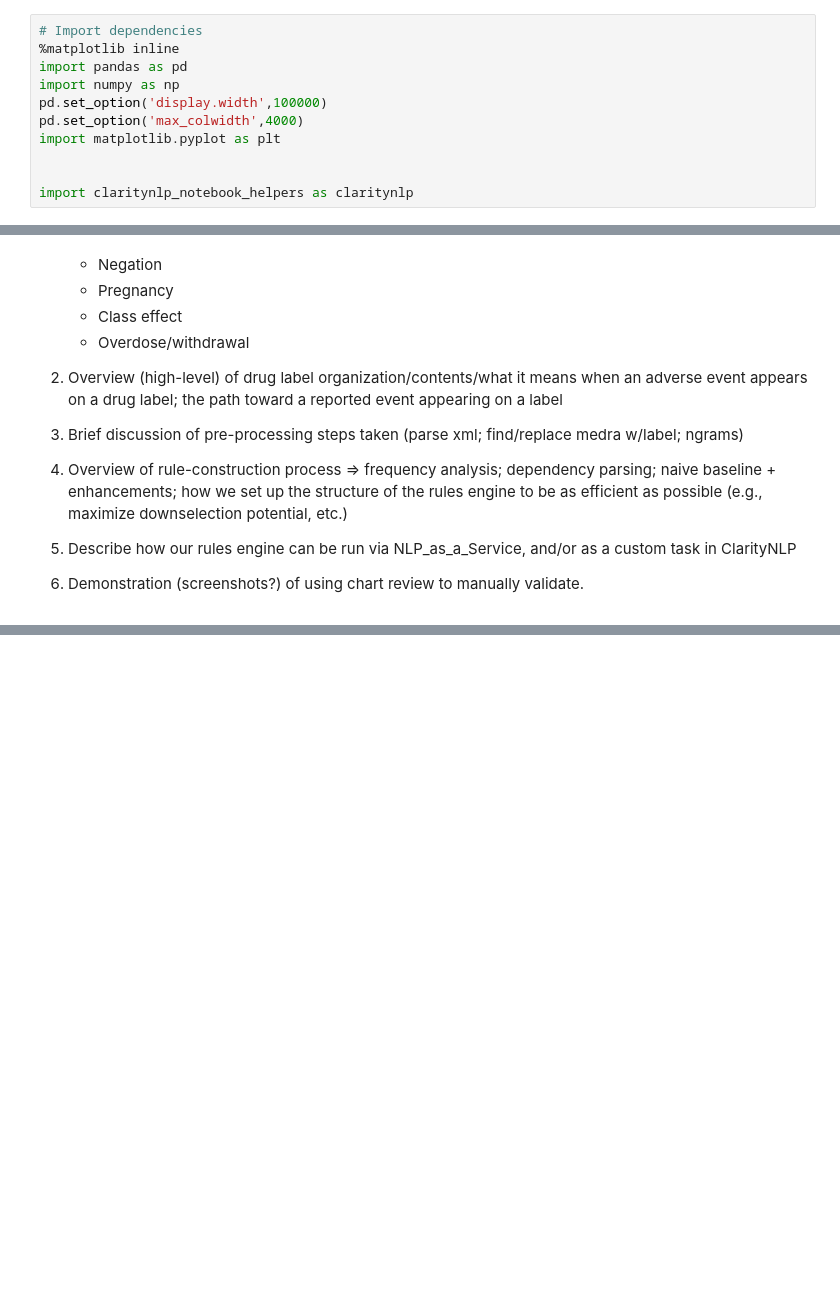
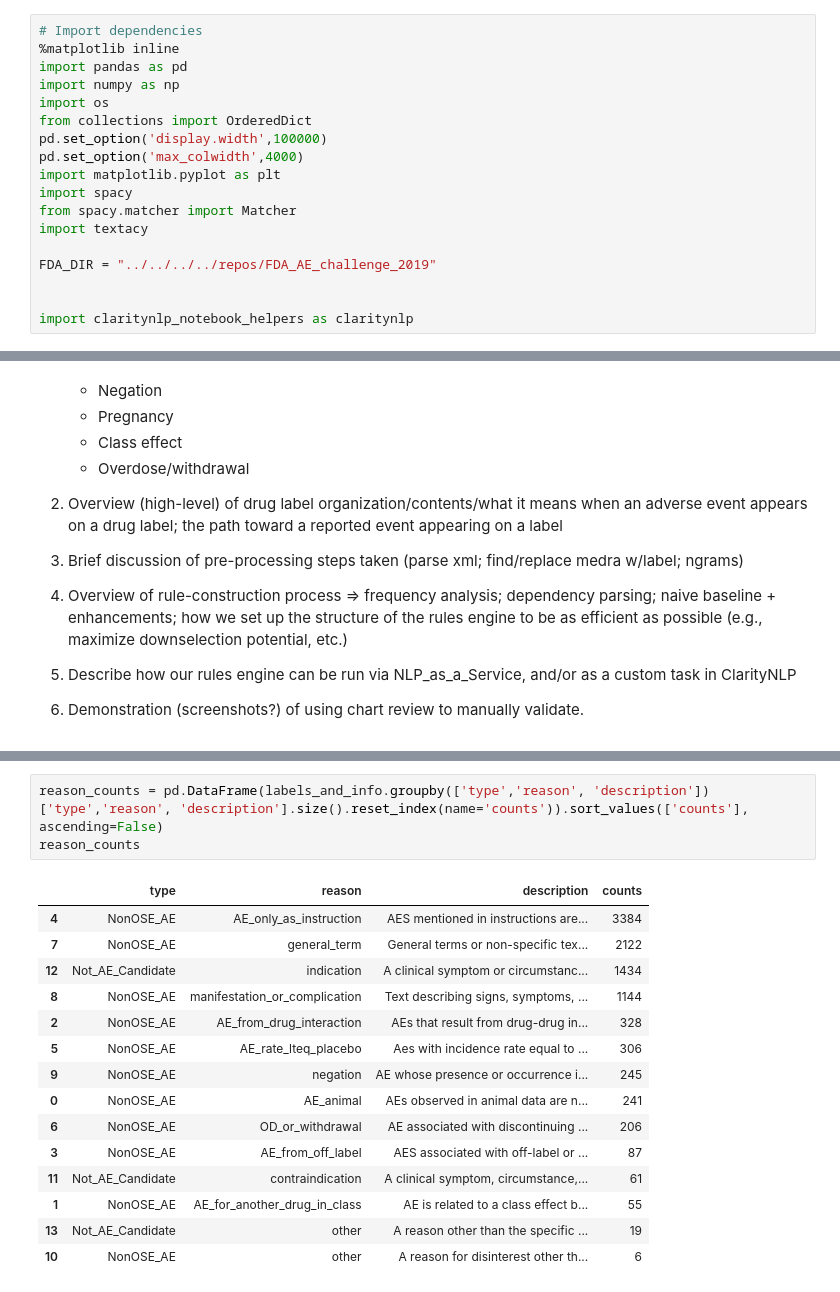
Before and after one commit to ClarityNLP/ClarityNLP, a Jupyter notebook: notebooks/cooking/Cooking_with_ClarityNLP_011619.ipynb, the cells around one changed output, grey strips where cells are left out. Drawn from its saved outputs; the diff is of its cells as text; blank space fills up the shorter version.

```diff
--- a/notebooks/cooking/Cooking_with_ClarityNLP_011619.ipynb
+++ b/notebooks/cooking/Cooking_with_ClarityNLP_011619.ipynb
@@ -12,9 +12,16 @@ If you're running ClarityNLP locally via Docker, make sure that the Docker swarm
 %matplotlib inline
 import pandas as pd
 import numpy as np
+import os
+from collections import OrderedDict
 pd.set_option('display.width',100000)
 pd.set_option('max_colwidth',4000)
 import matplotlib.pyplot as plt
+import spacy
+from spacy.matcher import Matcher
+import textacy
+
+FDA_DIR = "../../../../repos/FDA_AE_challenge_2019"
 
 
 import claritynlp_notebook_helpers as claritynlp
@@ -48,0 +112,19 @@ Today, we'll break down some of the components of our drug label evaluation stra
+# %%
+reason_counts = pd.DataFrame(labels_and_info.groupby(['type','reason', 'description'])['type','reason', 'description'].size().reset_index(name='counts')).sort_values(['counts'], ascending=False)
+reason_counts
+# %% [output]
+|  | type | reason | description | counts |
+| 4 | NonOSE_AE | AE_only_as_instruction | AES mentioned in instructions are... | 3384 |
+| 7 | NonOSE_AE | general_term | General terms or non-specific tex... | 2122 |
+| 12 | Not_AE_Candidate | indication | A clinical symptom or circumstanc... | 1434 |
+| 8 | NonOSE_AE | manifestation_or_complication | Text describing signs, symptoms, ... | 1144 |
+| 2 | NonOSE_AE | AE_from_drug_interaction | AEs that result from drug-drug in... | 328 |
+| 5 | NonOSE_AE | AE_rate_lteq_placebo | Aes with incidence rate equal to ... | 306 |
+| 9 | NonOSE_AE | negation | AE whose presence or occurrence i... | 245 |
+| 0 | NonOSE_AE | AE_animal | AEs observed in animal data are n... | 241 |
+| 6 | NonOSE_AE | OD_or_withdrawal | AE associated with discontinuing ... | 206 |
+| 3 | NonOSE_AE | AE_from_off_label | AES associated with off-label or ... | 87 |
+| 11 | Not_AE_Candidate | contraindication | A clinical symptom, circumstance,... | 61 |
+| 1 | NonOSE_AE | AE_for_another_drug_in_class | AE is related to a class effect b... | 55 |
+| 13 | Not_AE_Candidate | other | A reason other than the specific ... | 19 |
+| 10 | NonOSE_AE | other | A reason for disinterest other th... | 6 |
```
Also changed, not shown: parts of 17 cells of this notebook, 2 other files.
